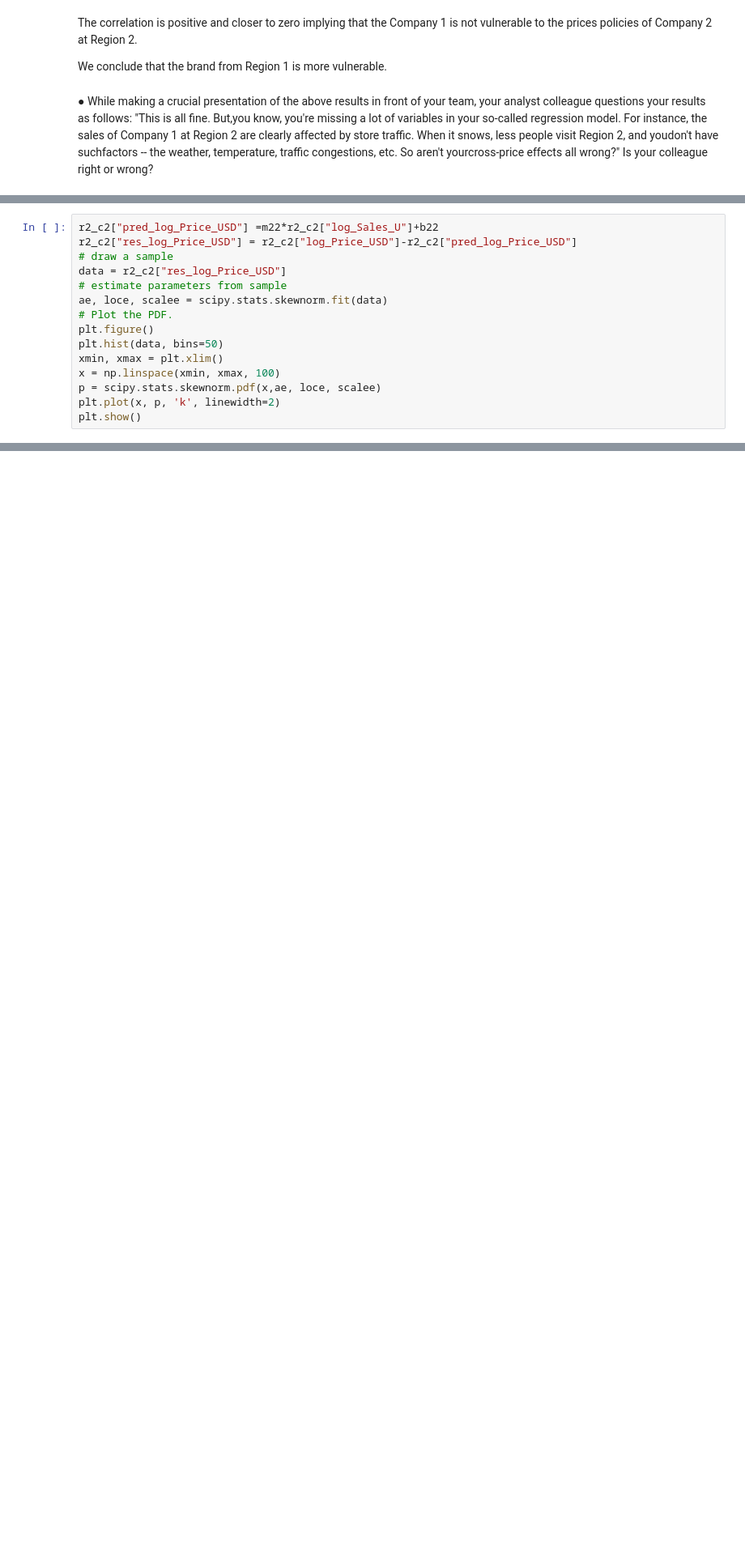
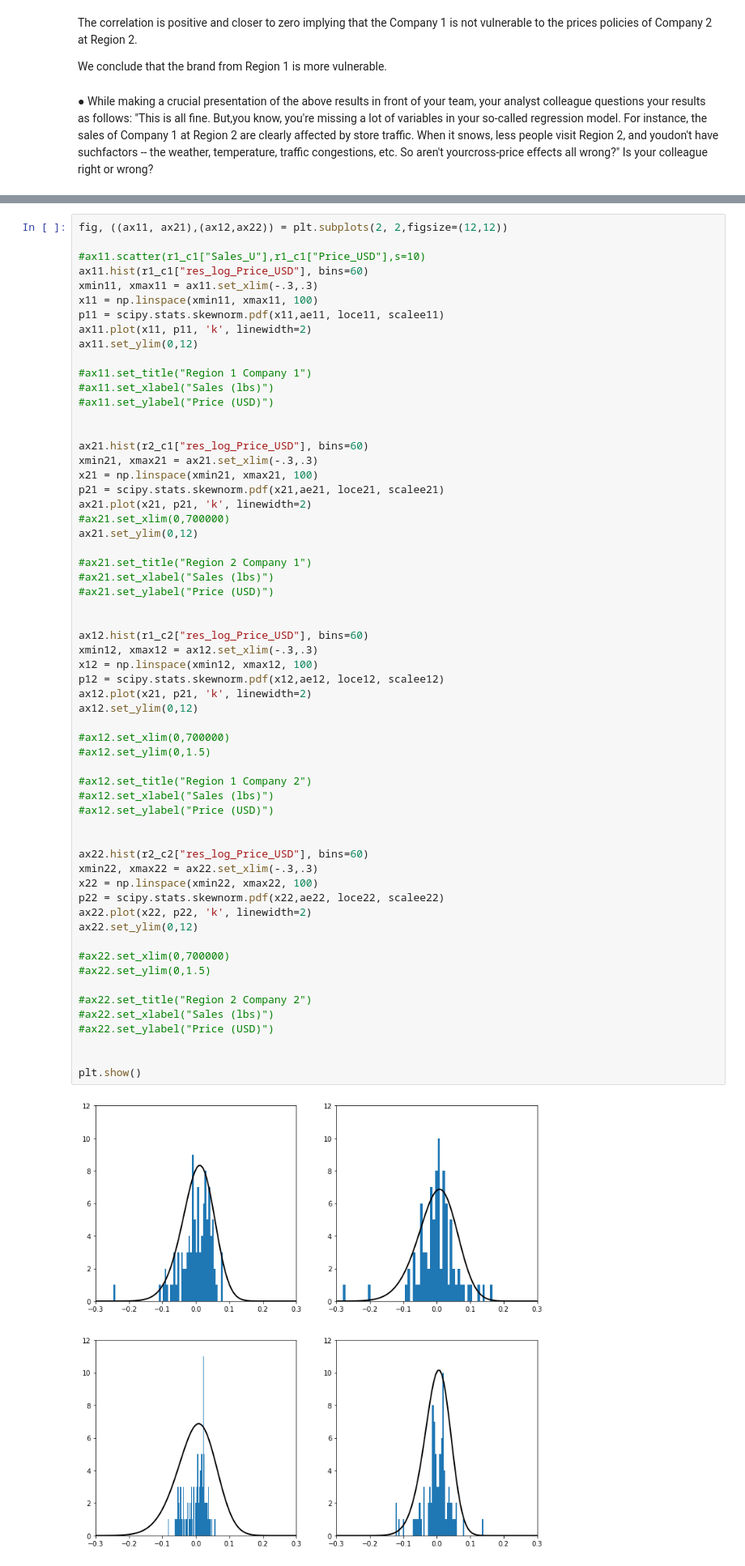
Before and after one commit to hinojosaad/Damavis-Challenge, a Jupyter notebook: Damavis Data Science Challenge.ipynb, the cells around one changed output, grey strips where cells are left out. Shown at 81% size. Drawn from its saved outputs; the diff is of its cells as text; blank space fills up the shorter version.

```diff
--- a/Damavis Data Science Challenge.ipynb
+++ b/Damavis Data Science Challenge.ipynb
@@ -742,15 +597,0 @@ Name: res_log_Price_USD, dtype: float64
-# %%
-r2_c2["pred_log_Price_USD"] =m22*r2_c2["log_Sales_U"]+b22
-r2_c2["res_log_Price_USD"] = r2_c2["log_Price_USD"]-r2_c2["pred_log_Price_USD"]
-# draw a sample
-data = r2_c2["res_log_Price_USD"]
-# estimate parameters from sample
-ae, loce, scalee = scipy.stats.skewnorm.fit(data)
-# Plot the PDF.
-plt.figure()
-plt.hist(data, bins=50)
-xmin, xmax = plt.xlim()
-x = np.linspace(xmin, xmax, 100)
-p = scipy.stats.skewnorm.pdf(x,ae, loce, scalee)
-plt.plot(x, p, 'k', linewidth=2)
-plt.show()
@@ -770,0 +598,62 @@ Name: res_log_Price_USD, dtype: float64
+# %%
+fig, ((ax11, ax21),(ax12,ax22)) = plt.subplots(2, 2,figsize=(12,12))
+
+#ax11.scatter(r1_c1["Sales_U"],r1_c1["Price_USD"],s=10)
+ax11.hist(r1_c1["res_log_Price_USD"], bins=60)
+xmin11, xmax11 = ax11.set_xlim(-.3,.3)
+x11 = np.linspace(xmin11, xmax11, 100)
+p11 = scipy.stats.skewnorm.pdf(x11,ae11, loce11, scalee11)
+ax11.plot(x11, p11, 'k', linewidth=2)
+ax11.set_ylim(0,12)
+
+#ax11.set_title("Region 1 Company 1")
+#ax11.set_xlabel("Sales (lbs)")
+#ax11.set_ylabel("Price (USD)")
+
+
+ax21.hist(r2_c1["res_log_Price_USD"], bins=60)
+xmin21, xmax21 = ax21.set_xlim(-.3,.3)
+x21 = np.linspace(xmin21, xmax21, 100)
+p21 = scipy.stats.skewnorm.pdf(x21,ae21, loce21, scalee21)
+ax21.plot(x21, p21, 'k', linewidth=2)
+#ax21.set_xlim(0,700000)
+ax21.set_ylim(0,12)
+
+#ax21.set_title("Region 2 Company 1")
+#ax21.set_xlabel("Sales (lbs)")
+#ax21.set_ylabel("Price (USD)")
+
+
+ax12.hist(r1_c2["res_log_Price_USD"], bins=60)
+xmin12, xmax12 = ax12.set_xlim(-.3,.3)
+x12 = np.linspace(xmin12, xmax12, 100)
+p12 = scipy.stats.skewnorm.pdf(x12,ae12, loce12, scalee12)
+ax12.plot(x21, p21, 'k', linewidth=2)
+ax12.set_ylim(0,12)
+
+#ax12.set_xlim(0,700000)
+#ax12.set_ylim(0,1.5)
+
+#ax12.set_title("Region 1 Company 2")
+#ax12.set_xlabel("Sales (lbs)")
+#ax12.set_ylabel("Price (USD)")
+
+
+ax22.hist(r2_c2["res_log_Price_USD"], bins=60)
+xmin22, xmax22 = ax22.set_xlim(-.3,.3)
+x22 = np.linspace(xmin22, xmax22, 100)
+p22 = scipy.stats.skewnorm.pdf(x22,ae22, loce22, scalee22)
+ax22.plot(x22, p22, 'k', linewidth=2)
+ax22.set_ylim(0,12)
+
+#ax22.set_xlim(0,700000)
+#ax22.set_ylim(0,1.5)
+
+#ax22.set_title("Region 2 Company 2")
+#ax22.set_xlabel("Sales (lbs)")
+#ax22.set_ylabel("Price (USD)")
+
+
+plt.show()
+# %% [output]
+[figure, added]
```
Also changed, not shown: parts of 13 cells of this notebook.
